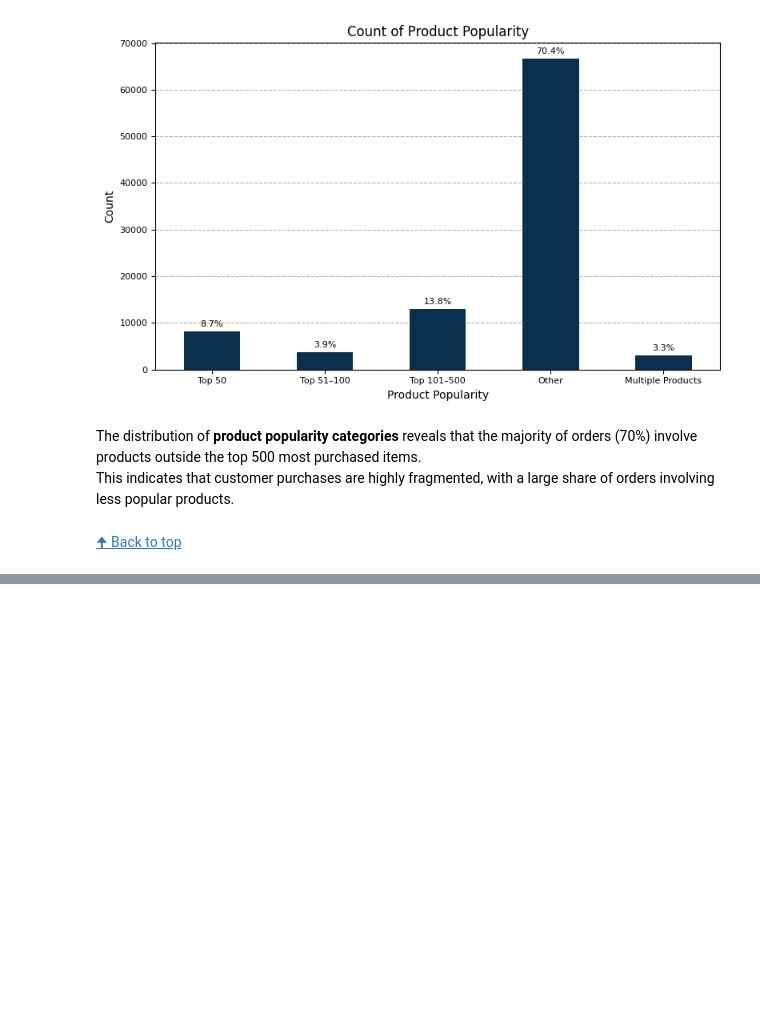
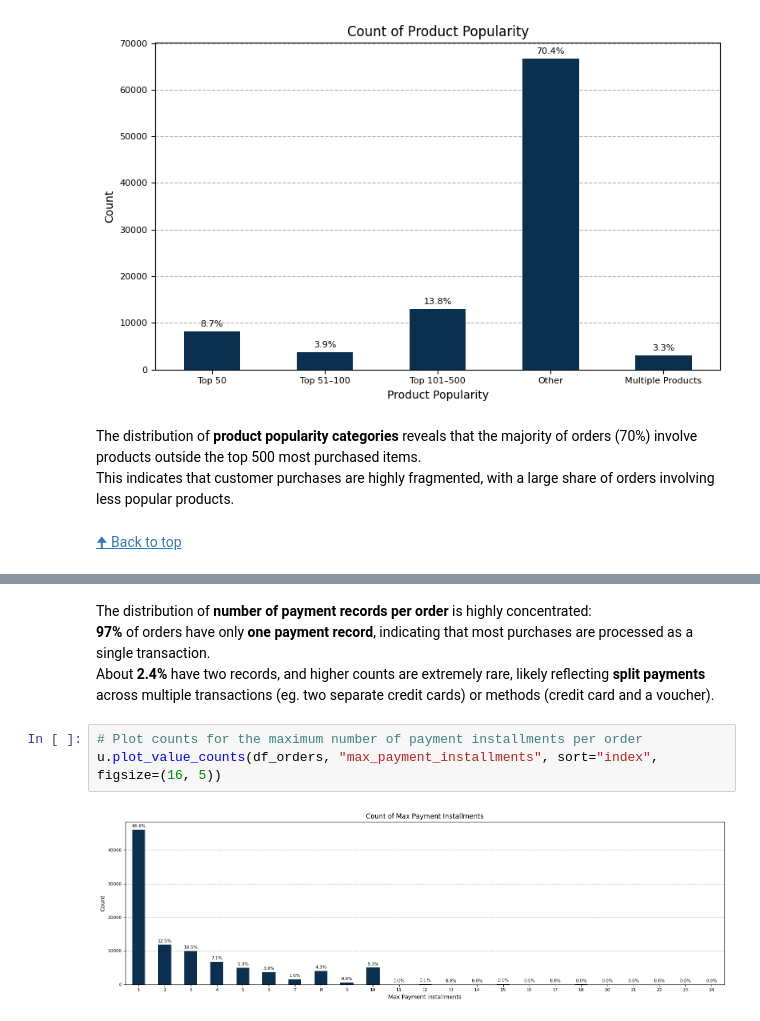
Before and after one commit to OlesyaEvseeva/customer-satisfaction-ecommerce, a Jupyter notebook: notebooks/02_data_integration_preprocessing.ipynb, the cells around one changed output, grey strips where cells are left out. Drawn from its saved outputs; the diff is of its cells as text; blank space fills up the shorter version.

```diff
--- a/notebooks/02_data_integration_preprocessing.ipynb
+++ b/notebooks/02_data_integration_preprocessing.ipynb
@@ -2185,0 +2207,9 @@ This indicates that customer purchases are highly fragmented, with a large share
+# %% [markdown]
+The distribution of **number of payment records per order** is highly concentrated:
+**97%** of orders have only **one payment record**, indicating that most purchases are processed as a single transaction.
+About **2.4%** have two records, and higher counts are extremely rare, likely reflecting **split payments** across multiple transactions (eg. two separate credit cards) or methods (credit card and a voucher).
+# %%
+# Plot counts for the maximum number of payment installments per order
+u.plot_value_counts(df_orders, "max_payment_installments", sort="index", figsize=(16, 5))
+# %% [output]
+[figure, added]
```
Also changed, not shown: parts of 31 cells of this notebook.
